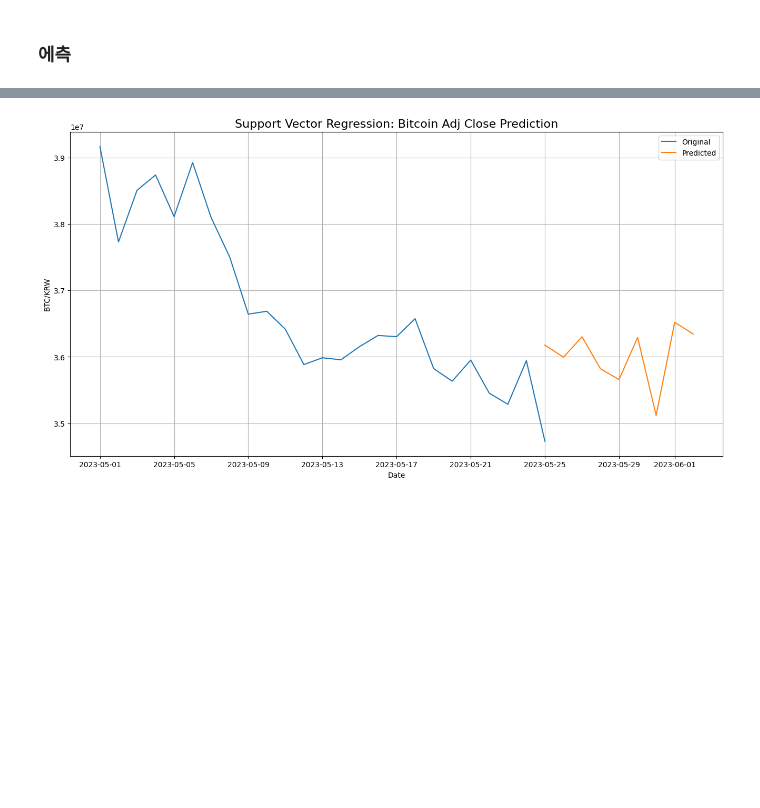
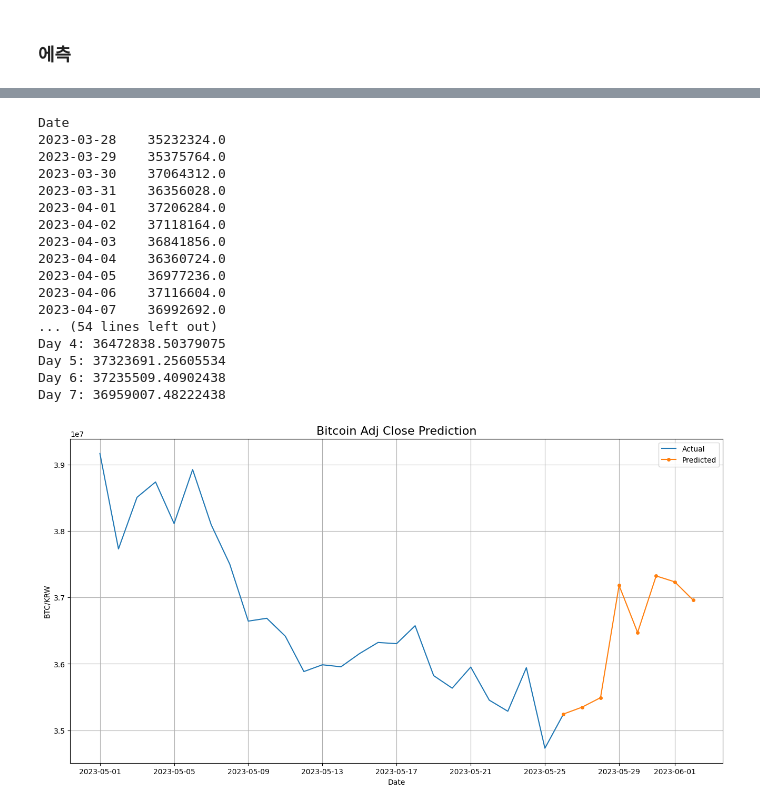
Before and after one commit to young1ll/time-series-da, a Jupyter notebook: notebook/SimpleRegression.ipynb, the cells around one changed output, grey strips where cells are left out. Saved outputs shown, nothing was run; the diff lists cells and outputs as text; code cells hidden in the pictures; blank space fills up the shorter version.

Commit message:
Update: Complete Support Vector Regression

```diff
--- a/notebook/SimpleRegression.ipynb
+++ b/notebook/SimpleRegression.ipynb
@@ -239,13 +187,58 @@ print(pred_df)
-# %%
-# 시각화
-plt.figure(figsize=(16, 8))
-plt.plot(data.loc['2023-05'], label='Original')
-plt.plot(pred_df.index, pred_df['Adj Close'], label='Predicted')
-plt.xlabel('Date')
-plt.ylabel('BTC/KRW')
-plt.legend()
-plt.title('Support Vector Regression: Bitcoin Adj Close Prediction', fontsize=16)
-plt.grid()
-plt.show()
-# %% [output]
-[figure, removed]
+# %%
+# 슬라이딩 윈도우 사이즈 설정
+window_size = 60
+
+# 이전 7일 데이터를 사용하여 다음 하루의 가격 예측
+predictions = []
+window = data['Adj Close'][-window_size:]
+print(window)
+
+for i in range(7):
+    window_scaled = scaler.transform(window.values.reshape(-1, 1))
+    prediction_scaled = model.predict(window_scaled)
+    prediction = scaler.inverse_transform(prediction_scaled.reshape(-1, 1))
+    predictions.append(prediction[0, 0])
+
+    # 예측값을 추가하고 윈도우를 이동
+    next_day = window.index[-1] + pd.Timedelta(days=1)
+    window = pd.concat([window, pd.Series(prediction[0, 0], index=[next_day])]).iloc[1:]
+
+# 예측 결과 출력
+print("Predictions for the next 7 days:")
+for i, prediction in enumerate(predictions):
+    print(f"Day {i+1}: {prediction}")
+
+# 예측 결과를 데이터프레임으로 생성
+prediction_dates = pd.date_range(start=data.index[-1] + pd.Timedelta(days=1), periods=len(predictions), freq='D')
+prediction_df = pd.DataFrame(predictions, columns=['Adj Close'], index=prediction_dates)
+prediction_df = pd.concat([data[-1:], prediction_df])
+
+# 시각화
+plt.figure(figsize=(16, 8))
+plt.plot(data.loc['2023-05'], label='Actual')
+plt.plot(prediction_df.index[-8:], prediction_df['Adj Close'][-8:], marker='o', markersize=4, label='Predicted')
+plt.xlabel('Date')
+plt.ylabel('BTC/KRW')
+plt.legend()
+plt.title('Bitcoin Adj Close Prediction', fontsize=16)
+plt.grid()
+plt.show()
+# %% [output]
+Date
+2023-03-28    35232324.0
+2023-03-29    35375764.0
+2023-03-30    37064312.0
+2023-03-31    36356028.0
+2023-04-01    37206284.0
+2023-04-02    37118164.0
+2023-04-03    36841856.0
+2023-04-04    36360724.0
+2023-04-05    36977236.0
+2023-04-06    37116604.0
+2023-04-07    36992692.0
+... (54 lines left out)
+Day 4: 36472838.50379075
+Day 5: 37323691.25605534
+Day 6: 37235509.40902438
+Day 7: 36959007.48222438
+[figure, added]
```
Also changed, not shown: parts of 8 cells of this notebook, 1 other file.
